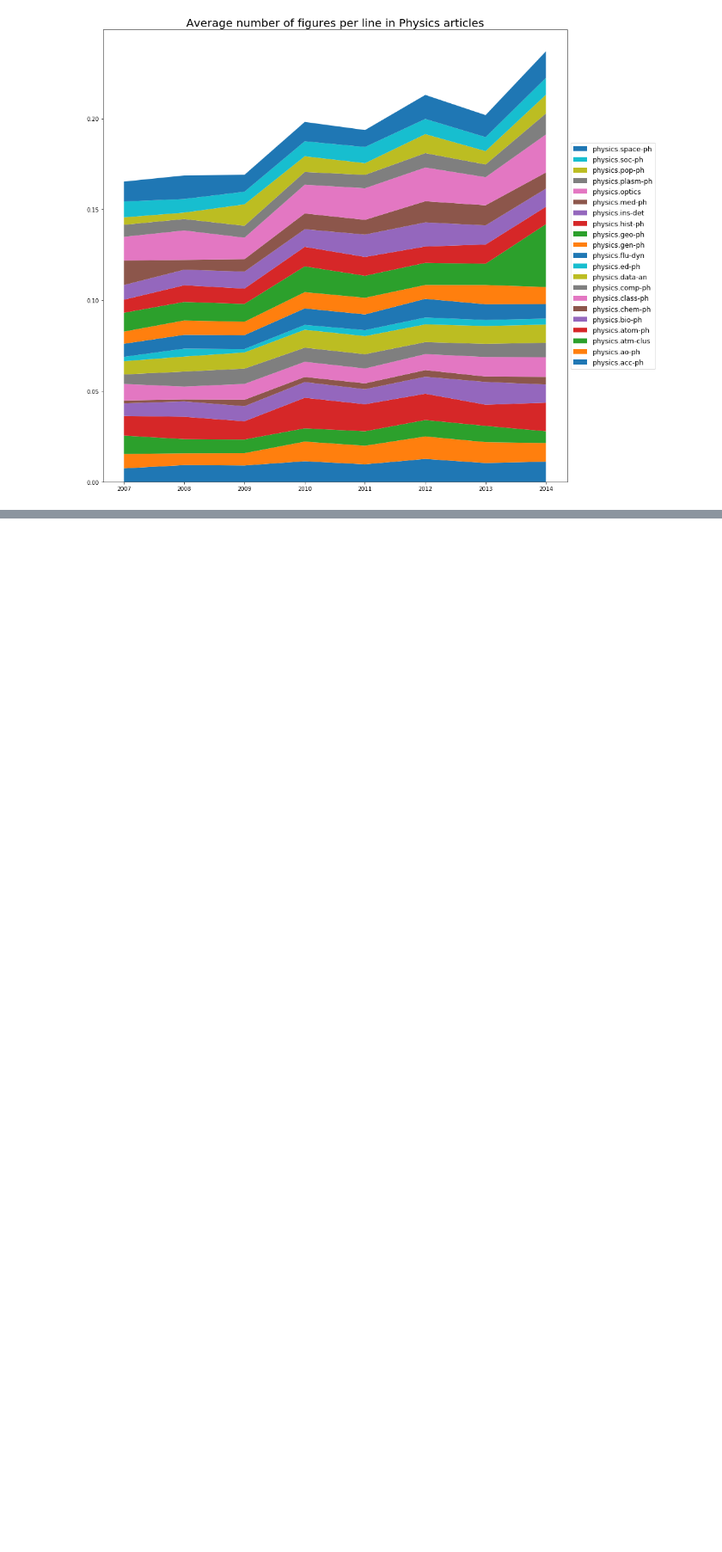
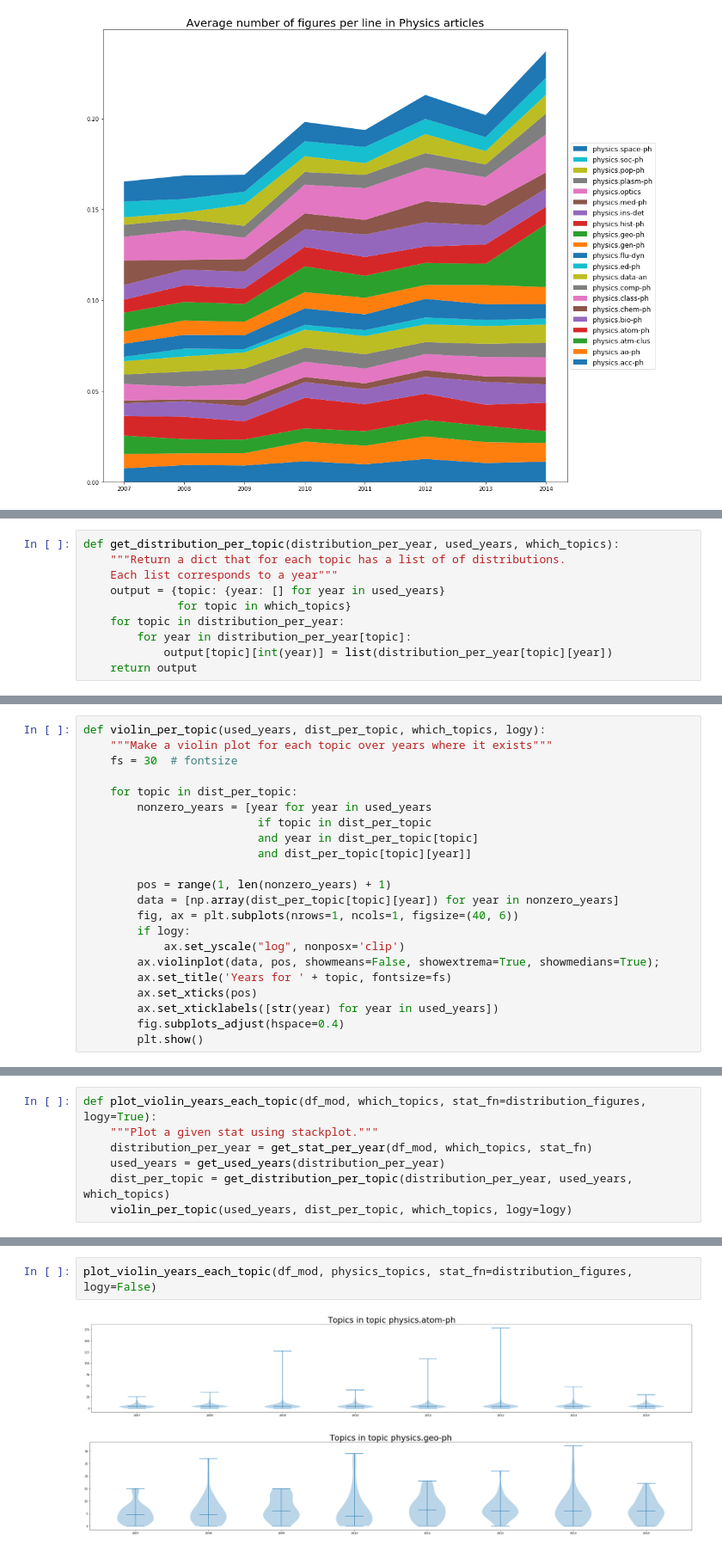
Before and after one commit to penrose/arxiv-equations, a Jupyter notebook: analysis/arxiv-count-analysis.ipynb, the cells around one changed output, grey strips where cells are left out. Shown at 86% size. Drawn from its saved outputs; the diff is of its cells as text; blank space fills up the shorter version.

```diff
--- a/analysis/arxiv-count-analysis.ipynb
+++ b/analysis/arxiv-count-analysis.ipynb
@@ -364,0 +371,10 @@ for name, topic_list in topic_dict.items():
+# %%
+def get_distribution_per_topic(distribution_per_year, used_years, which_topics):
+    """Return a dict that for each topic has a list of of distributions.
+    Each list corresponds to a year"""
+    output = {topic: {year: [] for year in used_years}
+              for topic in which_topics}
+    for topic in distribution_per_year:
+        for year in distribution_per_year[topic]:
+            output[topic][int(year)] = list(distribution_per_year[topic][year])
+    return output
@@ -364,0 +413,22 @@ for name, topic_list in topic_dict.items():
+# %%
+def violin_per_topic(used_years, dist_per_topic, which_topics, logy):
+    """Make a violin plot for each topic over years where it exists"""
+    fs = 30  # fontsize
+
+    for topic in dist_per_topic:
+        nonzero_years = [year for year in used_years
+                          if topic in dist_per_topic
+                          and year in dist_per_topic[topic]
+                          and dist_per_topic[topic][year]]
+
+        pos = range(1, len(nonzero_years) + 1)
+        data = [np.array(dist_per_topic[topic][year]) for year in nonzero_years]
+        fig, ax = plt.subplots(nrows=1, ncols=1, figsize=(40, 6))
+        if logy:
+            ax.set_yscale("log", nonposx='clip')
+        ax.violinplot(data, pos, showmeans=False, showextrema=True, showmedians=True);
+        ax.set_title('Years for ' + topic, fontsize=fs)
+        ax.set_xticks(pos)
+        ax.set_xticklabels([str(year) for year in used_years])
+        fig.subplots_adjust(hspace=0.4)
+        plt.show()
@@ -364,0 +442,7 @@ for name, topic_list in topic_dict.items():
+# %%
+def plot_violin_years_each_topic(df_mod, which_topics, stat_fn=distribution_figures, logy=True):
+    """Plot a given stat using stackplot."""
+    distribution_per_year = get_stat_per_year(df_mod, which_topics, stat_fn)
+    used_years = get_used_years(distribution_per_year)
+    dist_per_topic = get_distribution_per_topic(distribution_per_year, used_years, which_topics)
+    violin_per_topic(used_years, dist_per_topic, which_topics, logy=logy)
@@ -364,0 +460,5 @@ for name, topic_list in topic_dict.items():
+# %%
+plot_violin_years_each_topic(df_mod, physics_topics, stat_fn=distribution_figures, logy=False)
+# %% [output]
+[figure, added]
+[figure, added]
```
Also changed, not shown: parts of 7 cells of this notebook.
